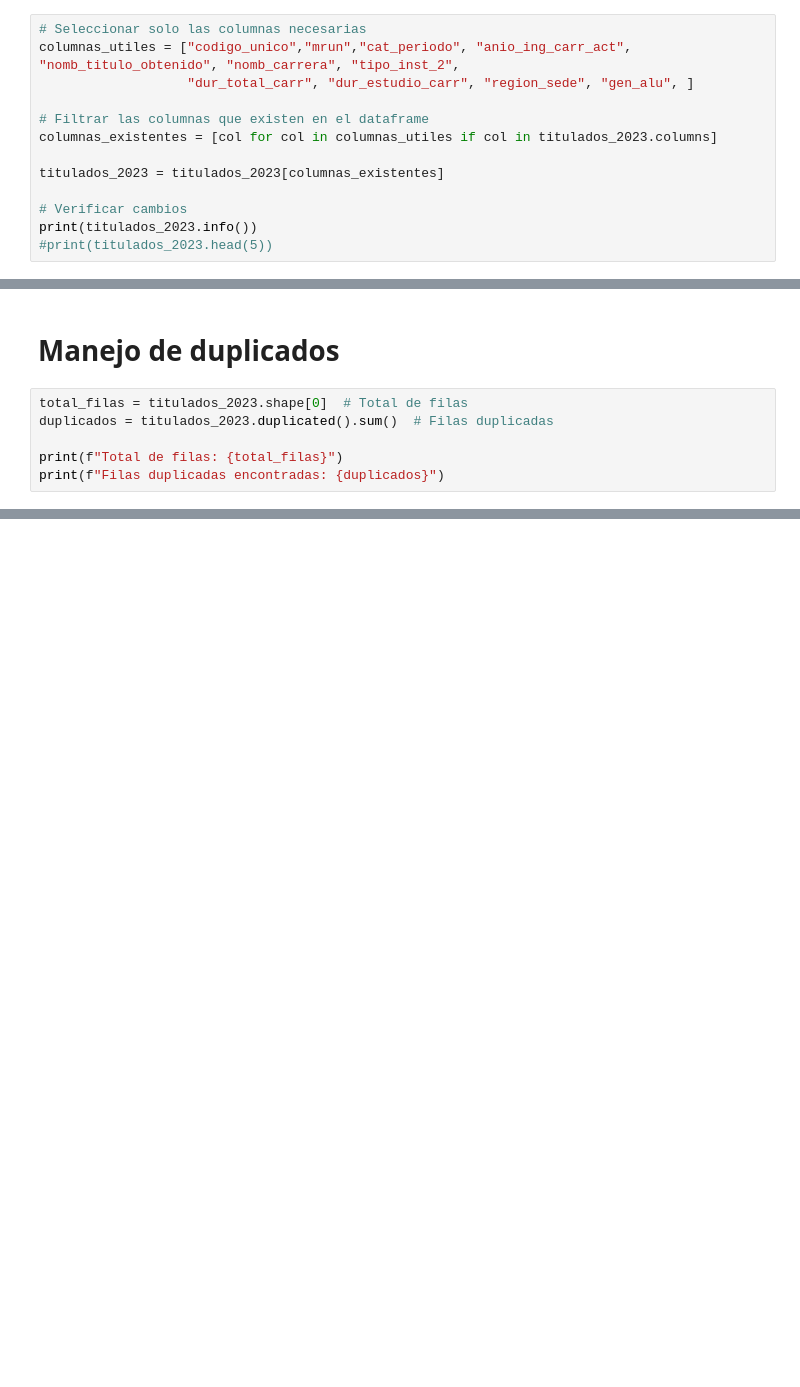
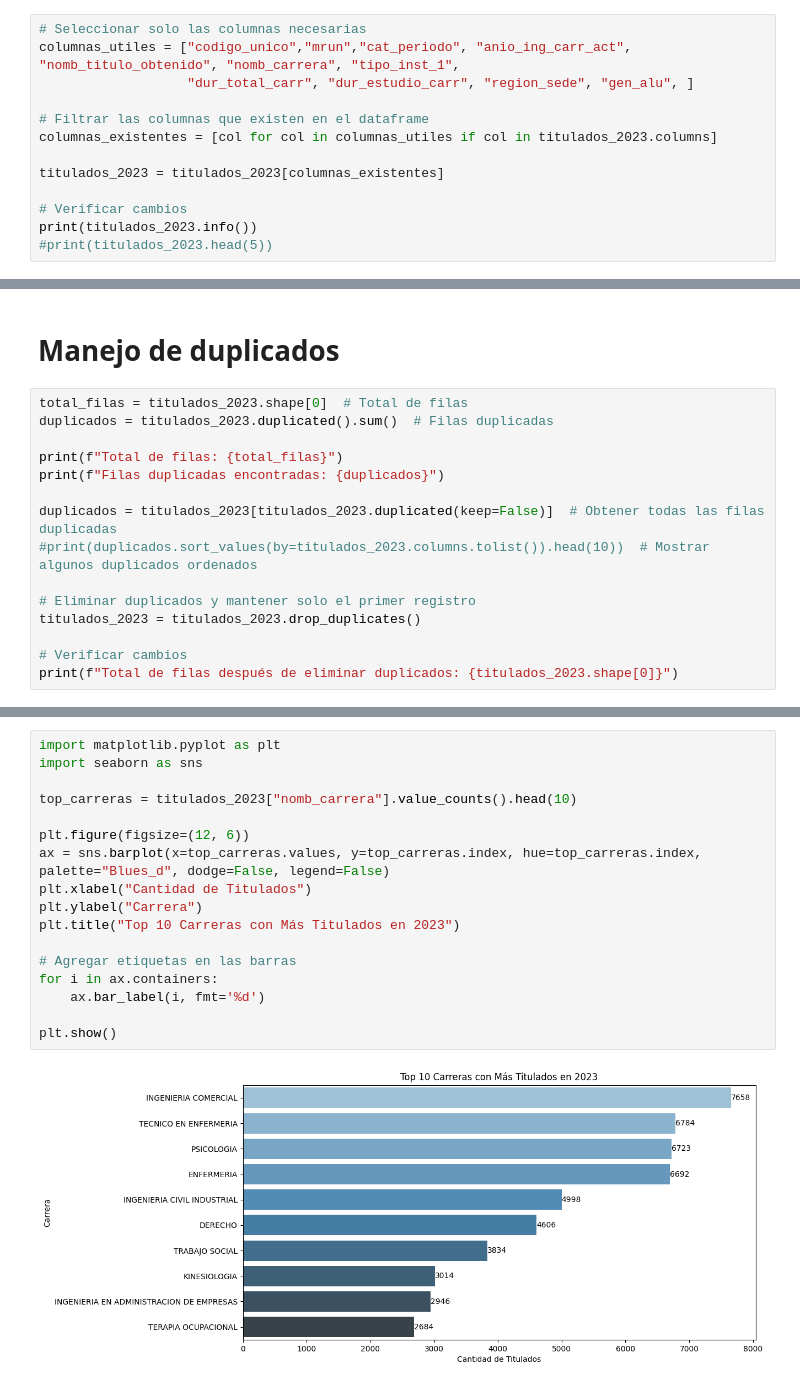
Before and after one commit to Alejandro-vy/An-lisis-Titulados-CL-Ed-Superior, a Jupyter notebook: TituladosChile2023.ipynb, the cells around one changed output, grey strips where cells are left out. Drawn from its saved outputs; the diff is of its cells as text; blank space fills up the shorter version.

```diff
--- a/TituladosChile2023.ipynb
+++ b/TituladosChile2023.ipynb
@@ -41,7 +41,7 @@ memory usage: 93.0+ MB
 None
 # %%
 # Seleccionar solo las columnas necesarias
-columnas_utiles = ["codigo_unico","mrun","cat_periodo", "anio_ing_carr_act", "nomb_titulo_obtenido", "nomb_carrera", "tipo_inst_2",
+columnas_utiles = ["codigo_unico","mrun","cat_periodo", "anio_ing_carr_act", "nomb_titulo_obtenido", "nomb_carrera", "tipo_inst_1",
                    "dur_total_carr", "dur_estudio_carr", "region_sede", "gen_alu", ]
 
 # Filtrar las columnas que existen en el dataframe
@@ -141,6 +141,15 @@ duplicados = titulados_2023.duplicated().sum()  # Filas duplicadas
 
 print(f"Total de filas: {total_filas}")
 print(f"Filas duplicadas encontradas: {duplicados}")
+
+duplicados = titulados_2023[titulados_2023.duplicated(keep=False)]  # Obtener todas las filas duplicadas
+#print(duplicados.sort_values(by=titulados_2023.columns.tolist()).head(10))  # Mostrar algunos duplicados ordenados
+
+# Eliminar duplicados y mantener solo el primer registro
+titulados_2023 = titulados_2023.drop_duplicates()
+
+# Verificar cambios
+print(f"Total de filas después de eliminar duplicados: {titulados_2023.shape[0]}")
 # %% [output]
 Total de filas: 297174
 Filas duplicadas encontradas: 170
@@ -146,0 +185,19 @@ Filas duplicadas encontradas: 170
+# %%
+import matplotlib.pyplot as plt
+import seaborn as sns
+
+top_carreras = titulados_2023["nomb_carrera"].value_counts().head(10)
+
+plt.figure(figsize=(12, 6))
+ax = sns.barplot(x=top_carreras.values, y=top_carreras.index, hue=top_carreras.index, palette="Blues_d", dodge=False, legend=False)
+plt.xlabel("Cantidad de Titulados")
+plt.ylabel("Carrera")
+plt.title("Top 10 Carreras con Más Titulados en 2023")
+
+# Agregar etiquetas en las barras
+for i in ax.containers:
+    ax.bar_label(i, fmt='%d')
+
+plt.show()
+# %% [output]
+[figure, added]
```
Also changed, not shown: parts of 10 cells of this notebook.
